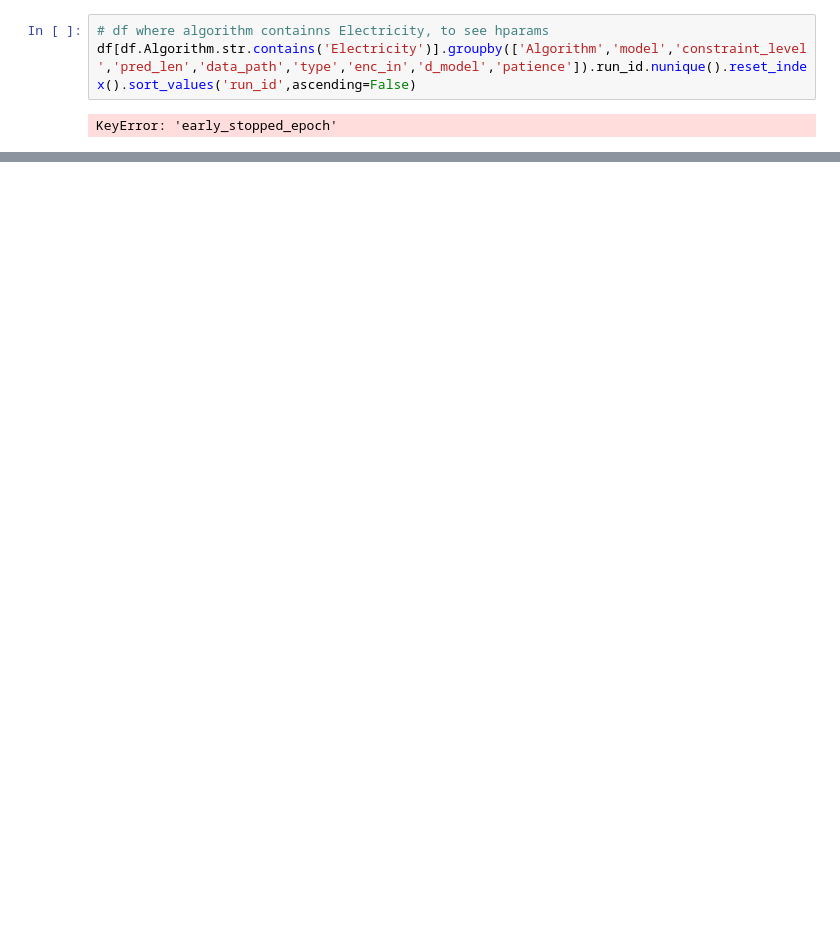
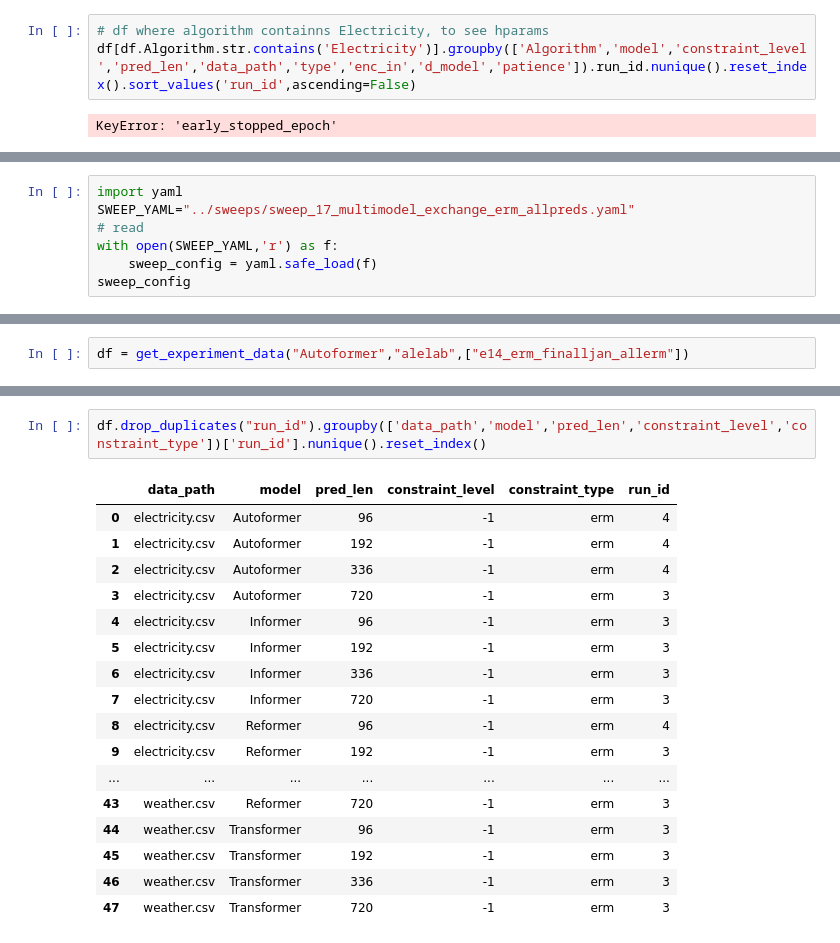
Before and after one commit to thuml/Autoformer, a Jupyter notebook: notebooks/2024-01-21 22 - DELETEME dev changes after refactoring.ipynb, the cells around one changed output, grey strips where cells are left out. Drawn from its saved outputs; the diff is of its cells as text; blank space fills up the shorter version.

```diff
--- a/notebooks/2024-01-21 22 - DELETEME dev changes after refactoring.ipynb
+++ b/notebooks/2024-01-21 22 - DELETEME dev changes after refactoring.ipynb
@@ -700,0 +821,7 @@ df
+# %%
+import yaml
+SWEEP_YAML="../sweeps/sweep_17_multimodel_exchange_erm_allpreds.yaml"
+# read
+with open(SWEEP_YAML,'r') as f:
+    sweep_config = yaml.safe_load(f)
+sweep_config
@@ -700,0 +1378,2 @@ df
+# %%
+df = get_experiment_data("Autoformer","alelab",["e14_erm_finalljan_allerm"])
@@ -700,0 +1391,20 @@ df
+# %%
+df.drop_duplicates("run_id").groupby(['data_path','model','pred_len','constraint_level','constraint_type'])['run_id'].nunique().reset_index()
+# %% [output]
+|  | data_path | model | pred_len | constraint_level | constraint_type | run_id |
+| 0 | electricity.csv | Autoformer | 96 | -1 | erm | 4 |
+| 1 | electricity.csv | Autoformer | 192 | -1 | erm | 4 |
+| 2 | electricity.csv | Autoformer | 336 | -1 | erm | 4 |
+| 3 | electricity.csv | Autoformer | 720 | -1 | erm | 3 |
+| 4 | electricity.csv | Informer | 96 | -1 | erm | 3 |
+| 5 | electricity.csv | Informer | 192 | -1 | erm | 3 |
+| 6 | electricity.csv | Informer | 336 | -1 | erm | 3 |
+| 7 | electricity.csv | Informer | 720 | -1 | erm | 3 |
+| 8 | electricity.csv | Reformer | 96 | -1 | erm | 4 |
+| 9 | electricity.csv | Reformer | 192 | -1 | erm | 3 |
+| ... | ... | ... | ... | ... | ... | ... |
+| 43 | weather.csv | Reformer | 720 | -1 | erm | 3 |
+| 44 | weather.csv | Transformer | 96 | -1 | erm | 3 |
+| 45 | weather.csv | Transformer | 192 | -1 | erm | 3 |
+| 46 | weather.csv | Transformer | 336 | -1 | erm | 3 |
+| 47 | weather.csv | Transformer | 720 | -1 | erm | 3 |
```
Also changed, not shown: parts of 24 cells of this notebook, 3 other files.
